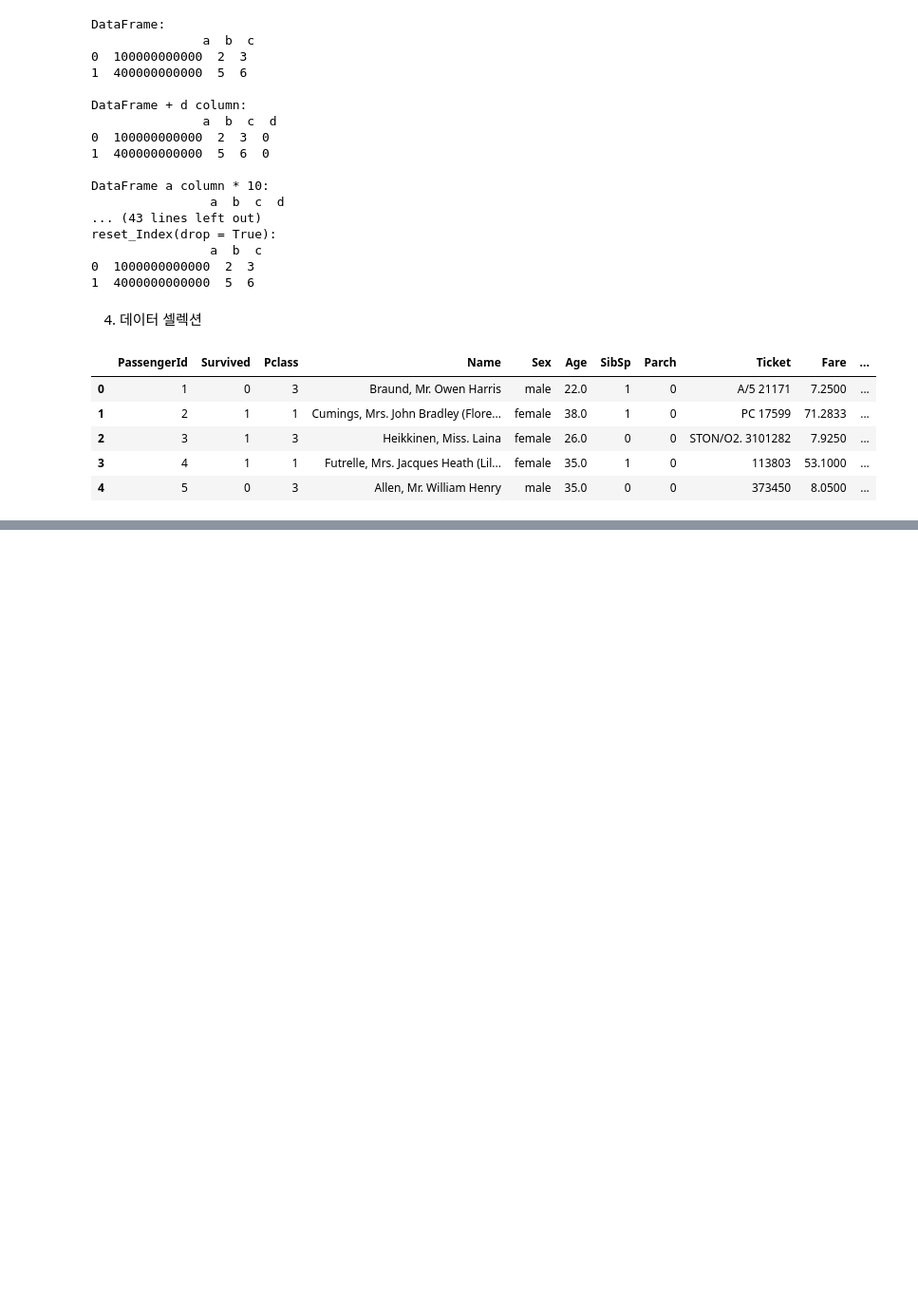
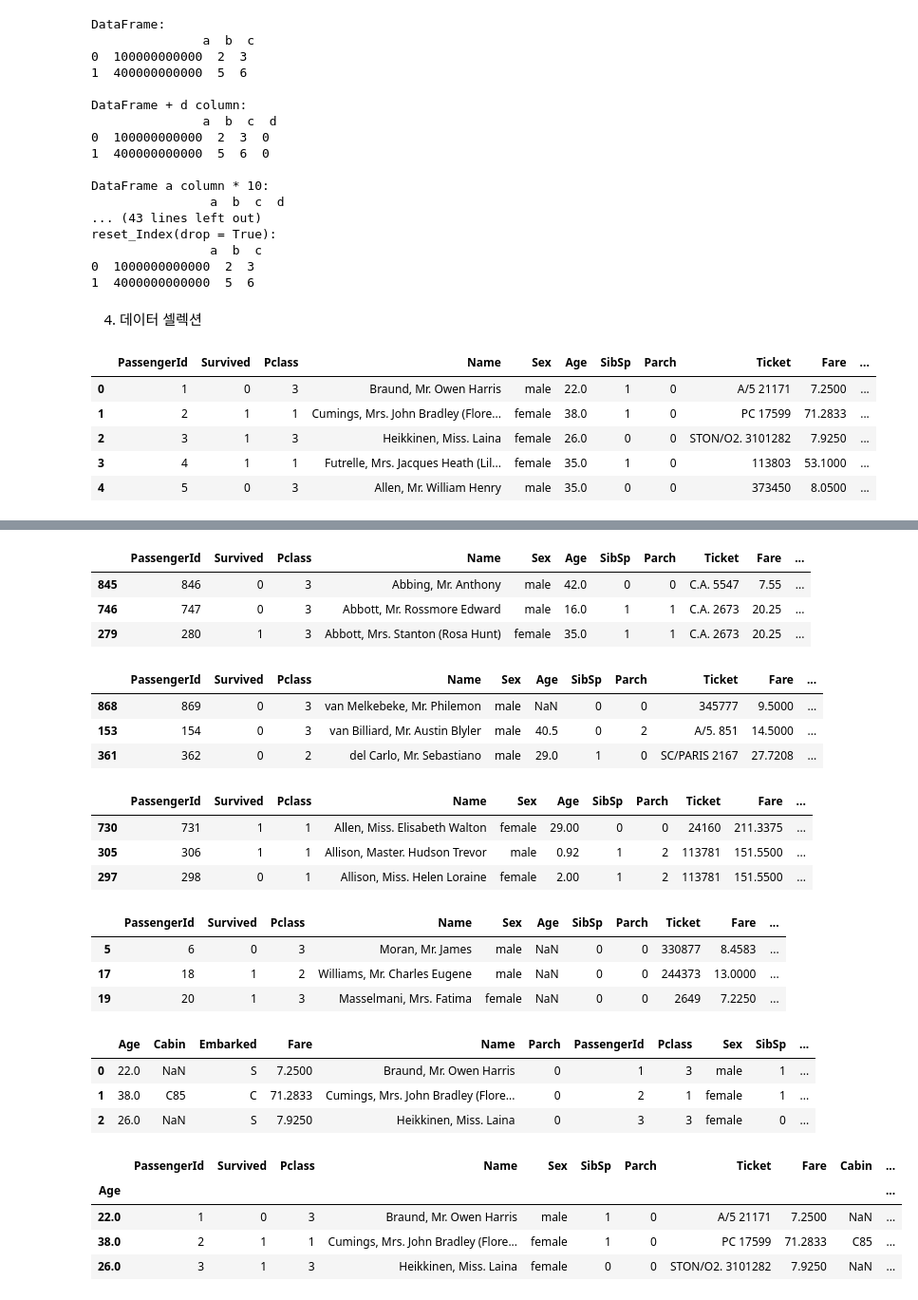
Before and after one commit to jerry-ryu/ML_beginning, a Jupyter notebook: 1.Machine _Learning_ Overview.ipynb, the cells around one changed output, grey strips where cells are left out. Shown at 95% size. Drawn from its saved outputs; the diff is of its cells as text; code cells hidden in the pictures; blank space fills up the shorter version.

```diff
--- a/1.Machine _Learning_ Overview.ipynb
+++ b/1.Machine _Learning_ Overview.ipynb
@@ -967,0 +1021,53 @@ titanic_df[0:1]:
+# %%
+# 데이터 정렬, sort_values(), 열을 기준으로 index 오름차순 정렬
+titanic_df.sort_values(by=['Name'],axis = 0).head(3)
+# %% [output]
+|  | PassengerId | Survived | Pclass | Name | Sex | Age | SibSp | Parch | Ticket | Fare | ... |
+| 845 | 846 | 0 | 3 | Abbing, Mr. Anthony | male | 42.0 | 0 | 0 | C.A. 5547 | 7.55 | ... |
+| 746 | 747 | 0 | 3 | Abbott, Mr. Rossmore Edward | male | 16.0 | 1 | 1 | C.A. 2673 | 20.25 | ... |
+| 279 | 280 | 1 | 3 | Abbott, Mrs. Stanton (Rosa Hunt) | female | 35.0 | 1 | 1 | C.A. 2673 | 20.25 | ... |
+# %%
+# 데이터 정렬, sort_values(), 열을 기준으로 index 내림차순 정렬
+titanic_df.sort_values(by=['Name'],axis = 0, ascending =False).head(3)
+# %% [output]
+|  | PassengerId | Survived | Pclass | Name | Sex | Age | SibSp | Parch | Ticket | Fare | ... |
+| 868 | 869 | 0 | 3 | van Melkebeke, Mr. Philemon | male | NaN | 0 | 0 | 345777 | 9.5000 | ... |
+| 153 | 154 | 0 | 3 | van Billiard, Mr. Austin Blyler | male | 40.5 | 0 | 2 | A/5. 851 | 14.5000 | ... |
+| 361 | 362 | 0 | 2 | del Carlo, Mr. Sebastiano | male | 29.0 | 1 | 0 | SC/PARIS 2167 | 27.7208 | ... |
+# %%
+# 데이터 정렬, sort_values(), 여러개의 열을 기준으로 index 오름차순 정렬
+titanic_df.sort_values(by=['Pclass','Name'],axis = 0).head(3)
+# %% [output]
+|  | PassengerId | Survived | Pclass | Name | Sex | Age | SibSp | Parch | Ticket | Fare | ... |
+| 730 | 731 | 1 | 1 | Allen, Miss. Elisabeth Walton | female | 29.00 | 0 | 0 | 24160 | 211.3375 | ... |
+| 305 | 306 | 1 | 1 | Allison, Master. Hudson Trevor | male | 0.92 | 1 | 2 | 113781 | 151.5500 | ... |
+| 297 | 298 | 0 | 1 | Allison, Miss. Helen Loraine | female | 2.00 | 1 | 2 | 113781 | 151.5500 | ... |
+# %%
+# 데이터 정렬, sort_values(),열을 기준으로 index 오름차순 정렬, 결측치(na) 제일 앞으로
+titanic_df.sort_values(by=['Age'],axis = 0, na_position= 'first').head(3)
+
+
+## inplace = True면 원레 DF에 정렬값 반영
+# %% [output]
+|  | PassengerId | Survived | Pclass | Name | Sex | Age | SibSp | Parch | Ticket | Fare | ... |
+| 5 | 6 | 0 | 3 | Moran, Mr. James | male | NaN | 0 | 0 | 330877 | 8.4583 | ... |
+| 17 | 18 | 1 | 2 | Williams, Mr. Charles Eugene | male | NaN | 0 | 0 | 244373 | 13.0000 | ... |
+| 19 | 20 | 1 | 3 | Masselmani, Mrs. Fatima | female | NaN | 0 | 0 | 2649 | 7.2250 | ... |
+# %%
+# 데이터 정렬, sort_index(), column 명 기준으로 정렬하기
+titanic_df.sort_index(axis = 1).head(3)
+# %% [output]
+|  | Age | Cabin | Embarked | Fare | Name | Parch | PassengerId | Pclass | Sex | SibSp | ... |
+| 0 | 22.0 | NaN | S | 7.2500 | Braund, Mr. Owen Harris | 0 | 1 | 3 | male | 1 | ... |
+| 1 | 38.0 | C85 | C | 71.2833 | Cumings, Mrs. John Bradley (Flore... | 0 | 2 | 1 | female | 1 | ... |
+| 2 | 26.0 | NaN | S | 7.9250 | Heikkinen, Miss. Laina | 0 | 3 | 3 | female | 0 | ... |
+# %%
+# Age column을 index로 설정
+df_revised = titanic_df.set_index('Age', drop = True)
+df_revised.head(3)
+# %% [output]
+|  | PassengerId | Survived | Pclass | Name | Sex | SibSp | Parch | Ticket | Fare | Cabin | ... |
+| Age |  |  |  |  |  |  |  |  |  |  | ... |
+| 22.0 | 1 | 0 | 3 | Braund, Mr. Owen Harris | male | 1 | 0 | A/5 21171 | 7.2500 | NaN | ... |
+| 38.0 | 2 | 1 | 1 | Cumings, Mrs. John Bradley (Flore... | female | 1 | 0 | PC 17599 | 71.2833 | C85 | ... |
+| 26.0 | 3 | 1 | 3 | Heikkinen, Miss. Laina | female | 0 | 0 | STON/O2. 3101282 | 7.9250 | NaN | ... |
```
Also changed, not shown: parts of 50 cells of this notebook.
